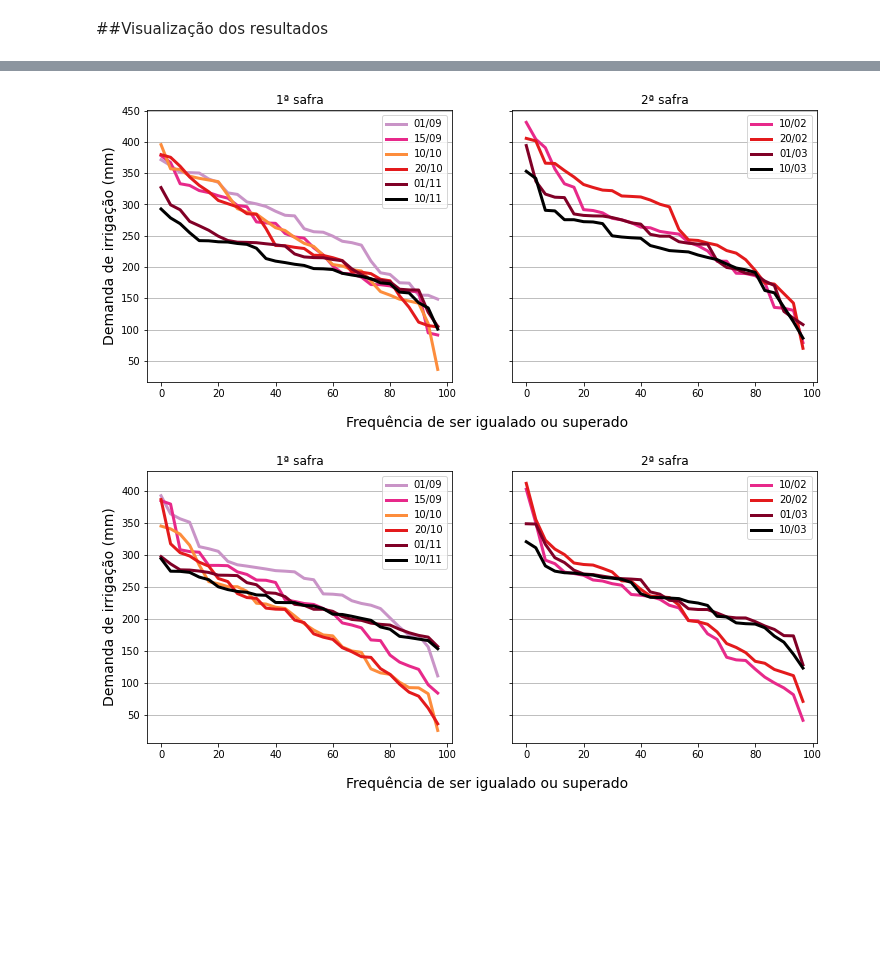
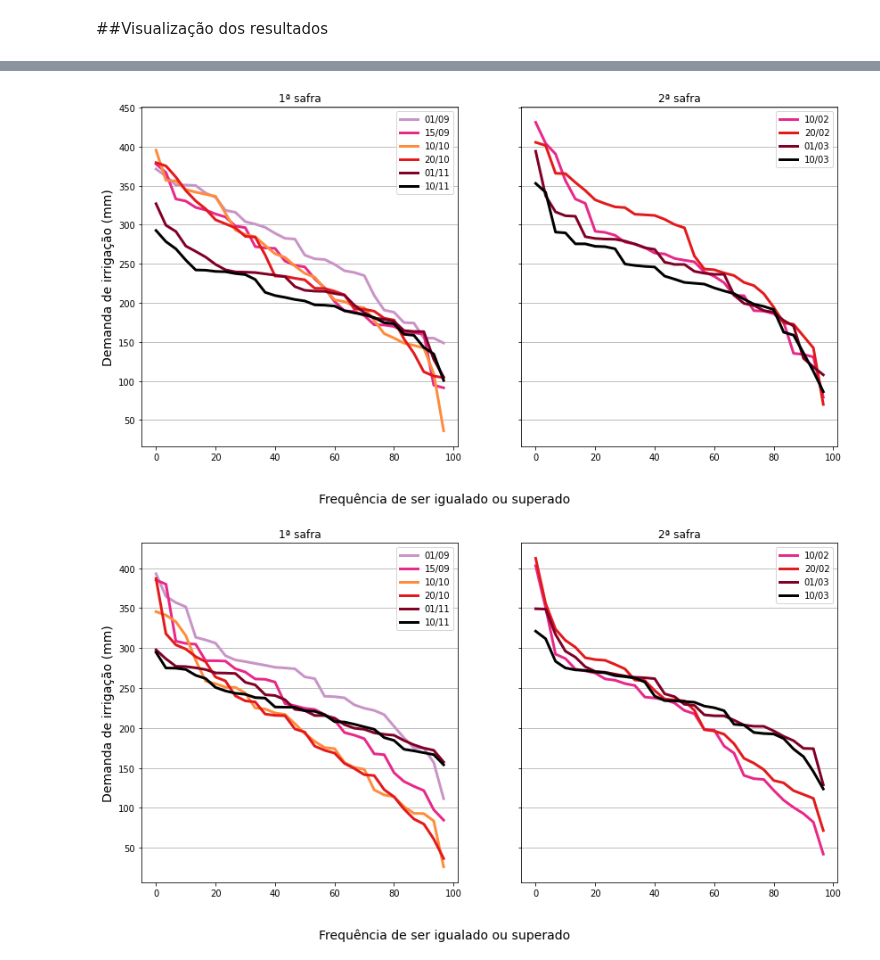
Before and after one commit to Hidrovales/Balanco_Hidrico, a Jupyter notebook: Experimentos.ipynb, the cells around one changed output, grey strips where cells are left out. Saved outputs shown, nothing was run; the diff lists cells and outputs as text; code cells hidden in the pictures; blank space fills up the shorter version.

```diff
--- a/Experimentos.ipynb
+++ b/Experimentos.ipynb
@@ -230,33 +230,33 @@ def plot_frequencias(local):
     for j in range(1,31):
       freq.append((30-j)/30*100)
     frequencias.append(freq)
-  fig, (ax1, ax2) = plt.subplots(1, 2, figsize=(12, 5), sharey=True)
+  fig, (ax1, ax2) = plt.subplots(1, 2, figsize=(14, 7), sharey=True)
   ax1.set_ylabel('Demanda de irrigação (mm)', fontsize=14)
   ax1.set_title('1ª safra', fontsize=12)
   ax1.plot(frequencias[0], np.sort(I[local][0]), color='#c994c7', linewidth=3, label='01/09')
   ax1.plot(frequencias[1], np.sort(I[local][1]), color='#e7298a', linewidth=3, label='15/09')
   ax1.plot(frequencias[2], np.sort(I[local][2]), color='#fd8d3c', linewidth=3, label='10/10')
   ax1.plot(frequencias[3], np.sort(I[local][3]), color='#e31a1c', linewidth=3, label='20/10')
   ax1.plot(frequencias[6], np.sort(I[local][8]), color='#800026', linewidth=3, label='01/11')
   ax1.plot(frequencias[7], np.sort(I[local][9]), color='black', linewidth=3, label='10/11')
   ax1.yaxis.grid()
   ax1.legend()
 
   ax2.set_title('2ª safra', fontsize=12)
   ax2.plot(frequencias[4], np.sort(I[local][4]), color='#e7298a', linewidth=3, label='10/02')
   ax2.plot(frequencias[5], np.sort(I[local][5]), color='#e31a1c', linewidth=3, label='20/02')
   ax2.plot(frequencias[6], np.sort(I[local][6]), color='#800026', linewidth=3, label='01/03')
   ax2.plot(frequencias[7], np.sort(I[local][7]), color='black', linewidth=3, label='10/03')
   ax2.yaxis.grid()
   ax2.legend()
 
   plt.annotate('Frequência de ser igualado ou superado',
               xy=(250, 5), xycoords='figure pixels', fontsize=14)
   pass
 
 plot_frequencias(local=0) #Mucuri
 plot_frequencias(local=1) #Rio Doce
 plot_frequencias(local=2) #Jequitinhonha
 # %% [output]
-[figure, old version]
+[figure, new version]
-[figure, old version]
+[figure, new version]
```
Also changed, not shown: parts of 3 cells of this notebook.
